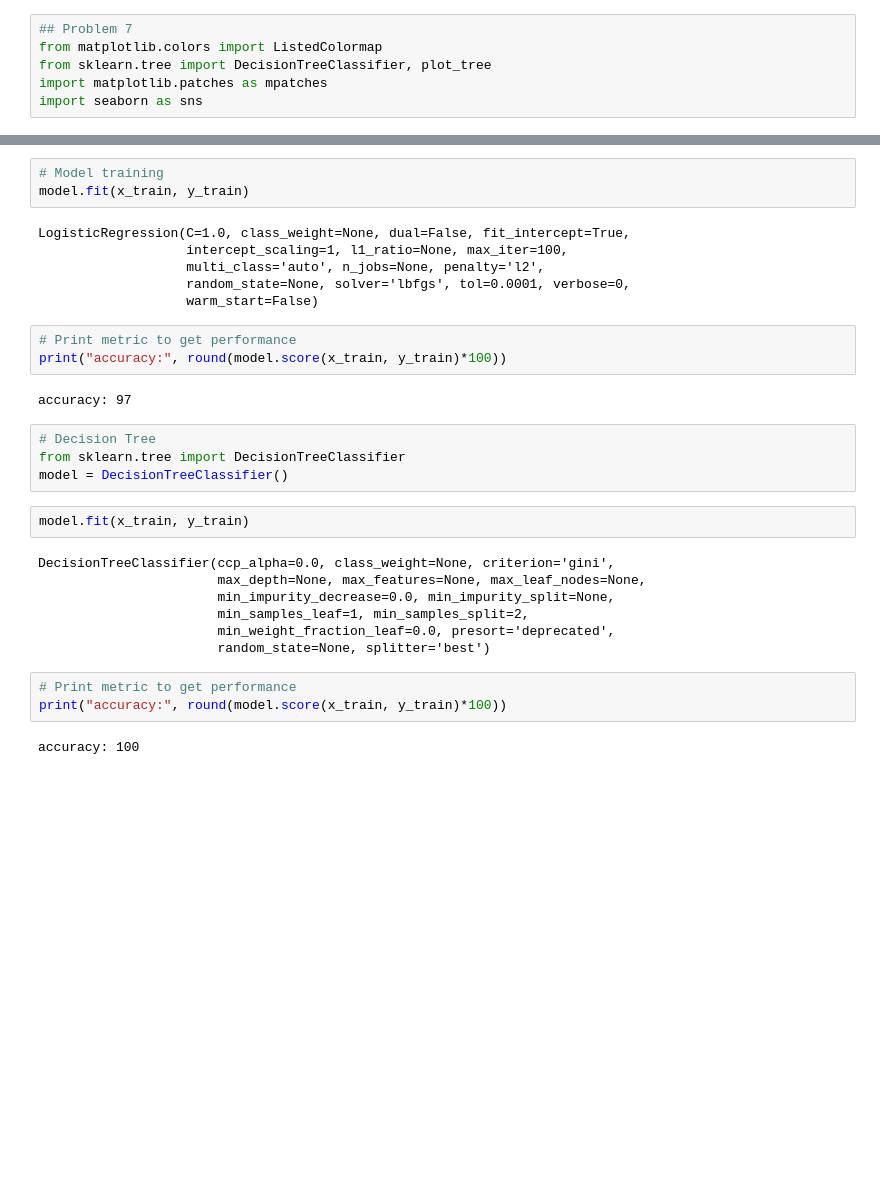
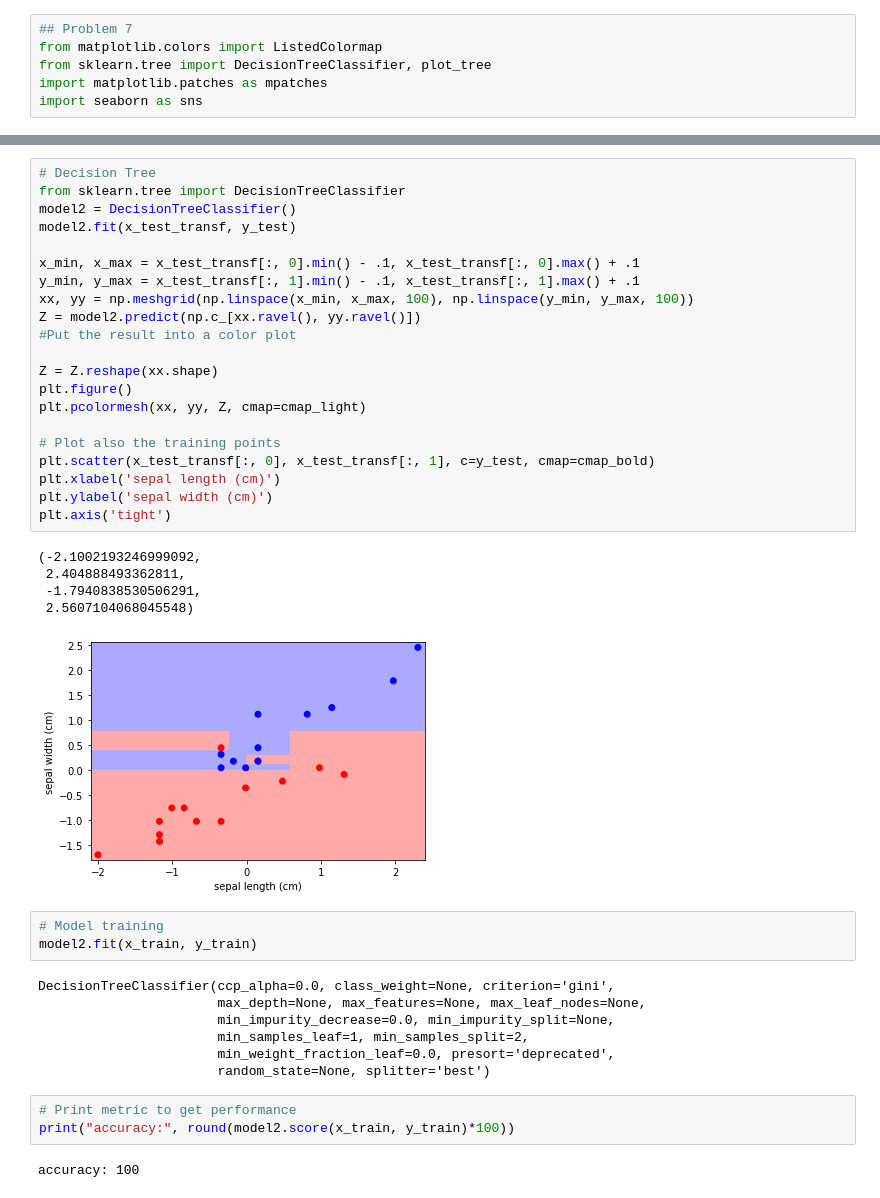
Before and after one commit to pafernannapi18/GithubIntro, a Jupyter notebook: 14thAssignment.ipynb, the cells around one changed output, grey strips where cells are left out. Drawn from its saved outputs; the diff is of its cells as text; blank space fills up the shorter version.

```diff
--- a/14thAssignment.ipynb
+++ b/14thAssignment.ipynb
@@ -269,32 +280,42 @@ Drive already mounted at /content/drive; to attempt to forcibly remount, call dr
+# %%
+# Decision Tree
+from sklearn.tree import DecisionTreeClassifier
+model2 = DecisionTreeClassifier()
+model2.fit(x_test_transf, y_test)
+
+x_min, x_max = x_test_transf[:, 0].min() - .1, x_test_transf[:, 0].max() + .1
+y_min, y_max = x_test_transf[:, 1].min() - .1, x_test_transf[:, 1].max() + .1
+xx, yy = np.meshgrid(np.linspace(x_min, x_max, 100), np.linspace(y_min, y_max, 100))
+Z = model2.predict(np.c_[xx.ravel(), yy.ravel()])
+#Put the result into a color plot
+
+Z = Z.reshape(xx.shape)
+plt.figure()
+plt.pcolormesh(xx, yy, Z, cmap=cmap_light)
+
+# Plot also the training points
+plt.scatter(x_test_transf[:, 0], x_test_transf[:, 1], c=y_test, cmap=cmap_bold)
+plt.xlabel('sepal length (cm)')
+plt.ylabel('sepal width (cm)')
+plt.axis('tight')
+# %% [output]
+(-2.1002193246999092,
+ 2.404888493362811,
+ -1.7940838530506291,
+ 2.5607104068045548)
+[figure, added]
 # %%
 # Model training
-model.fit(x_train, y_train)
+model2.fit(x_train, y_train)
 # %% [output]
-LogisticRegression(C=1.0, class_weight=None, dual=False, fit_intercept=True,
-                   intercept_scaling=1, l1_ratio=None, max_iter=100,
-                   multi_class='auto', n_jobs=None, penalty='l2',
-                   random_state=None, solver='lbfgs', tol=0.0001, verbose=0,
-                   warm_start=False)
+DecisionTreeClassifier(ccp_alpha=0.0, class_weight=None, criterion='gini',
+                       max_depth=None, max_features=None, max_leaf_nodes=None,
+                       min_impurity_decrease=0.0, min_impurity_split=None,
+                       min_samples_leaf=1, min_samples_split=2,
+                       min_weight_fraction_leaf=0.0, presort='deprecated',
+                       random_state=None, splitter='best')
 # %%
 # Print metric to get performance
-print("accuracy:", round(model.score(x_train, y_train)*100))
+print("accuracy:", round(model2.score(x_train, y_train)*100))
 # %% [output]
-accuracy: 97
+accuracy: 100
-# %%
-# Decision Tree
-from sklearn.tree import DecisionTreeClassifier
-model = DecisionTreeClassifier()
-# %%
-model.fit(x_train, y_train)
-# %% [output]
-DecisionTreeClassifier(ccp_alpha=0.0, class_weight=None, criterion='gini',
-                       max_depth=None, max_features=None, max_leaf_nodes=None,
-                       min_impurity_decrease=0.0, min_impurity_split=None,
-                       min_samples_leaf=1, min_samples_split=2,
-                       min_weight_fraction_leaf=0.0, presort='deprecated',
-                       random_state=None, splitter='best')
-# %%
-# Print metric to get performance
-print("accuracy:", round(model.score(x_train, y_train)*100))
-# %% [output]
-accuracy: 100
```
Also changed, not shown: parts of 21 cells of this notebook.
